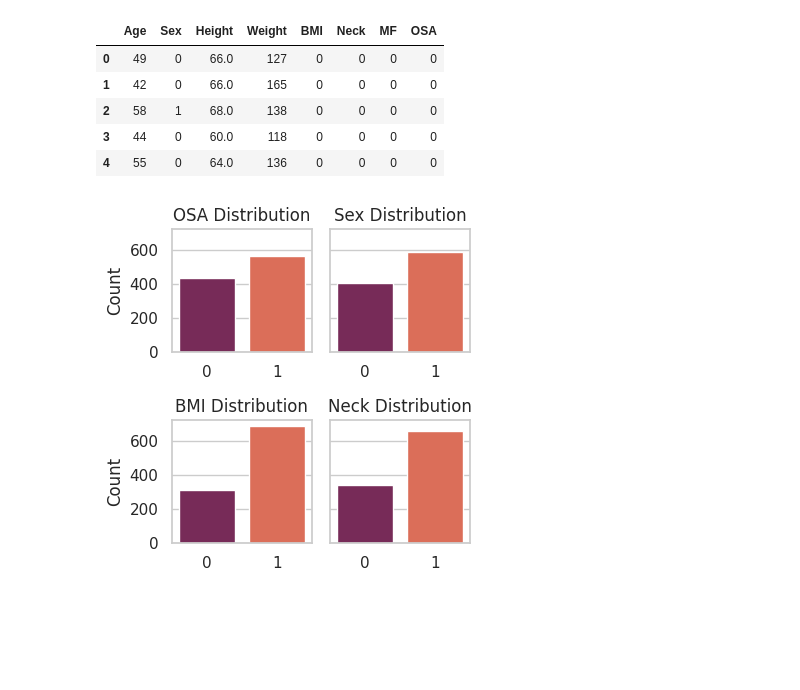
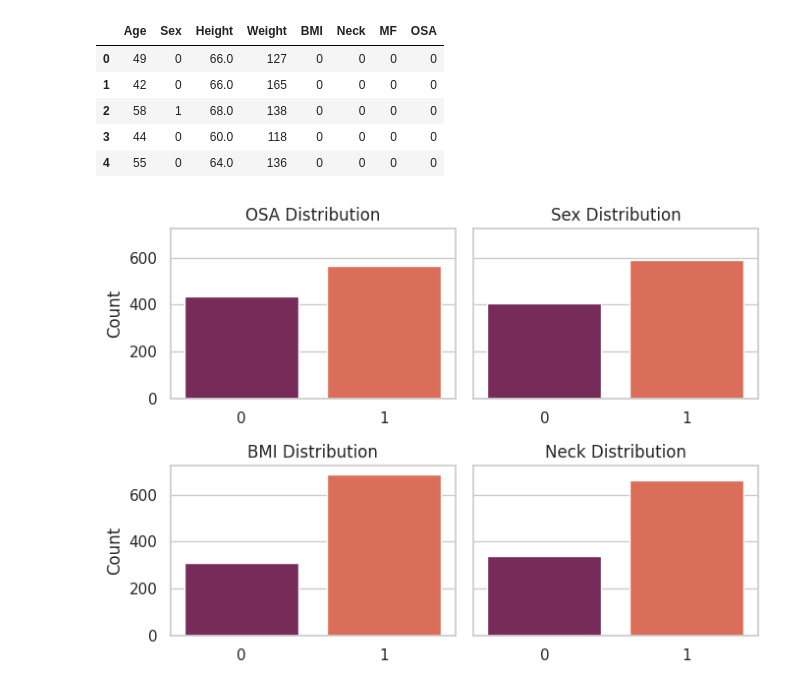
Before and after one commit to asheta66/CNN, a Jupyter notebook: OSA_Using_Neural_Additive_Model_A.ipynb, the cells around one changed output. Cells and saved outputs as stored; diff of their text form; code cells hidden in the pictures; blank space fills up the shorter version.

```diff
--- a/OSA_Using_Neural_Additive_Model_A.ipynb
+++ b/OSA_Using_Neural_Additive_Model_A.ipynb
@@ -31,27 +31,29 @@ df.head()
 # %%
 import matplotlib.pyplot as plt
 import seaborn as sns
 
 sns.set(style="whitegrid")
 plt.rcParams['text.usetex'] = False
 
 features = ['OSA', 'Sex', 'BMI', 'Neck']
 
-fig, axes = plt.subplots(2, 2, figsize=(4, 4), sharey=True)
+fig, axes = plt.subplots(2, 2, figsize=(7, 5), sharey=True)
 
 for i, feature in enumerate(features):
     row = i // 2
     col = i % 2
     sns.countplot(ax=axes[row, col], data=df, x=feature, hue=feature, palette='rocket', legend=False)
     axes[row, col].set_title(f'{feature} Distribution')
     axes[row, col].set_xlabel('')
     axes[row, col].set_ylabel('Count' if col == 0 else '')
 
 plt.tight_layout()
 plt.savefig('osa_feature_distributions.png', dpi=100)
+save_path = 'osa_feature_distributions.png'
+plt.savefig(save_path, dpi=300)
 plt.show()
 # %% [output]
-[figure, old version]
+[figure, new version]
 # %%
 # Feature ranking using correlation
 corr = df.corr()
```
Also changed, not shown: parts of 8 cells of this notebook.
